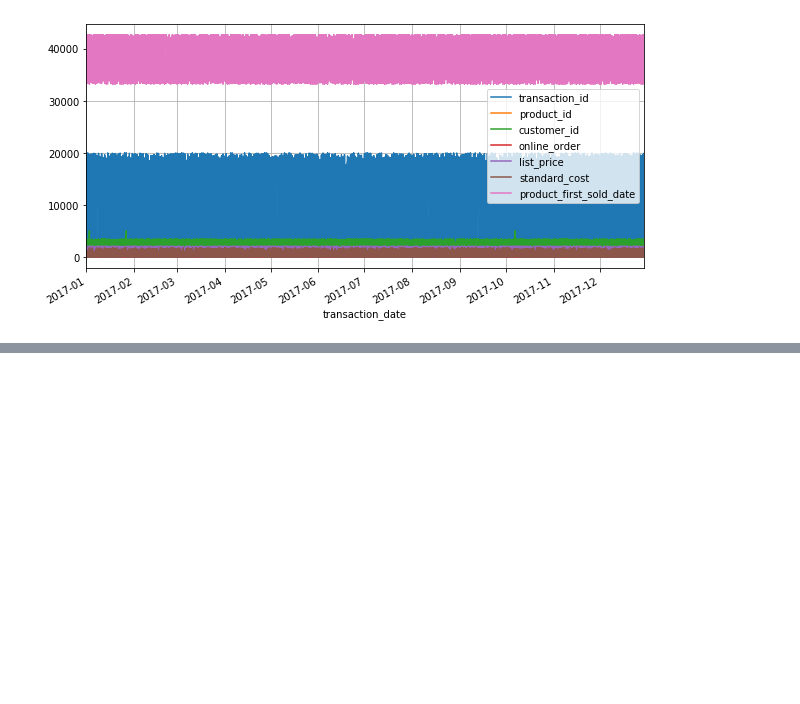
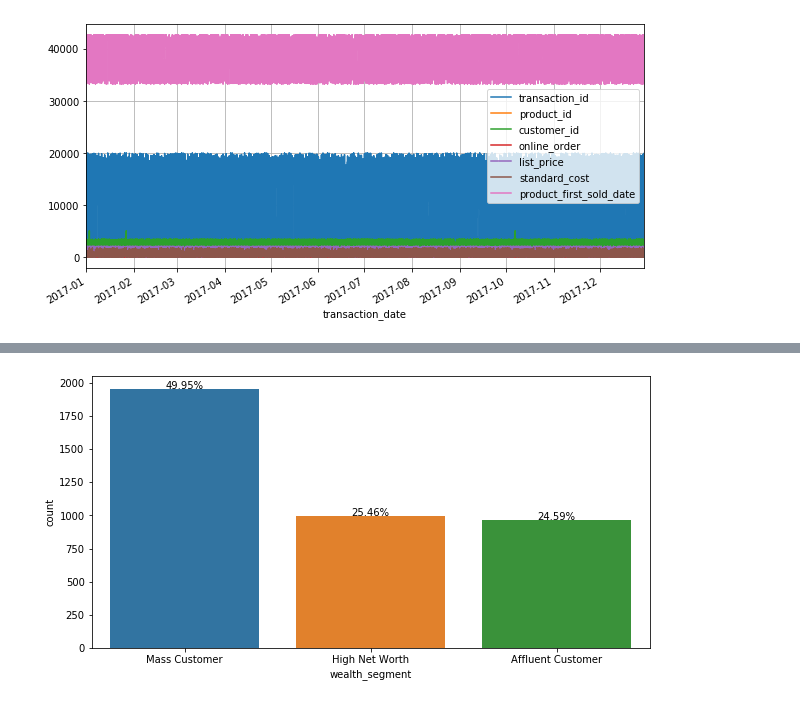
Before and after one commit to akash-alt/KPMG-Internship, a Jupyter notebook: kpmg virtual internship.ipynb, the cells around one changed output, grey strips where cells are left out. Cells and saved outputs as stored; diff of their text form; code cells hidden in the pictures; blank space fills up the shorter version.

```diff
--- a/kpmg virtual internship.ipynb
+++ b/kpmg virtual internship.ipynb
@@ -1050,0 +1063,13 @@ df_new
+# %%
+plt.figure(figsize=(10,5))
+ax=sns.countplot(data=df2_new,x='wealth_segment',order=df2_new['wealth_segment'].value_counts().index)
+total = float(len(df2_new))
+for p in ax.patches:
+    height = p.get_height()
+    ax.text(p.get_x()+p.get_width()/2.,
+            height + 3,
+            '{:1.2f}%'.format((height/total)*100),
+            ha="center")
+plt.show()
+# %% [output]
+[figure, added]
```
Also changed, not shown: parts of 41 cells of this notebook.
